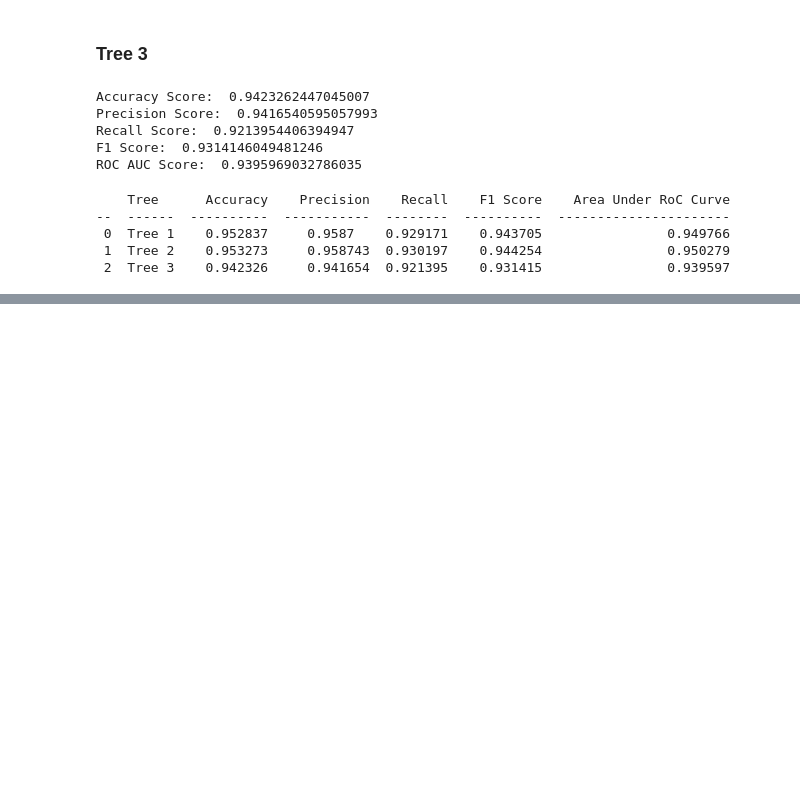
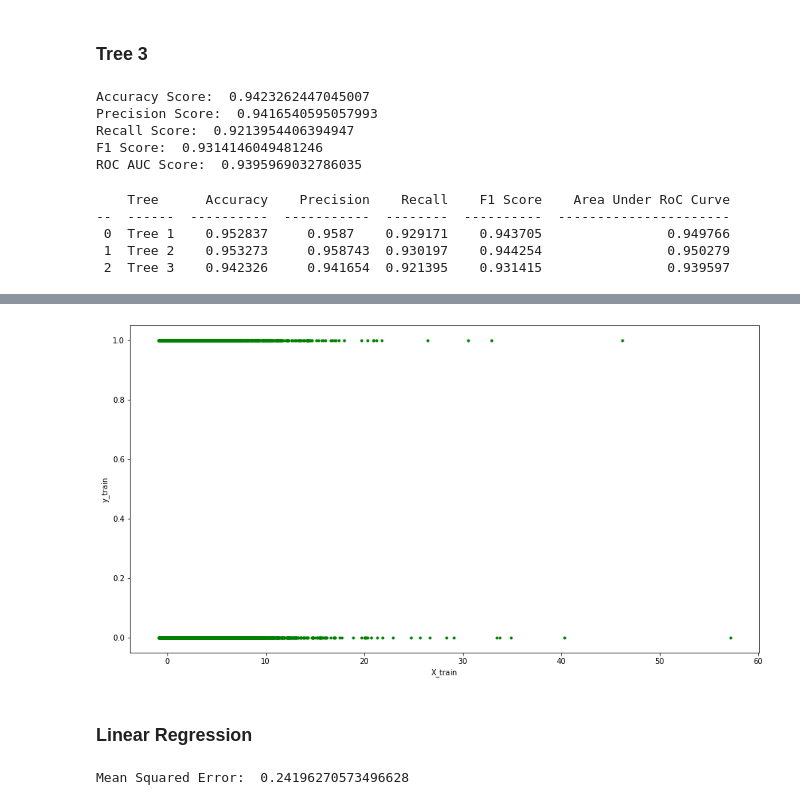
Before and after one commit to itsmokha/Airline-Passenger-Satisfaction, a Jupyter notebook: F20DL_Coursework.ipynb, the cells around one changed output, grey strips where cells are left out. Drawn from its saved outputs; the diff is of its cells as text; code cells hidden in the pictures; blank space fills up the shorter version.

```diff
--- a/F20DL_Coursework.ipynb
+++ b/F20DL_Coursework.ipynb
@@ -1765,0 +1787,13 @@ print(tabulate(df_dt, headers='keys', tablefmt='psgl'))
+# %%
+df = pd.read_csv("Airline_Passenger_Satisfaction_Cleaned.csv")
+
+df['satisfaction'] = df['satisfaction'].replace('satisfied', 1)
+df['satisfaction'] = df['satisfaction'].replace('neutral or dissatisfied', 0)
+df.drop('Unnamed: 0', axis=1, inplace=True)
+# %%
+cat_one_hot = ['Gender', 'Customer Type', 'Type of Travel']
+cat_ordinal = ['Class']
+num_standard = ['Age', 'Flight Distance', 'Departure Delay in Minutes', 'Arrival Delay in Minutes']
+num_min_max = ['Inflight wifi service', 'Departure/Arrival time convenient', 'Ease of Online booking', 'Gate location',
+               'Food and drink', 'Online boarding', 'Seat comfort', 'Inflight entertainment', 'On-board service',
+               'Leg room service', 'Baggage handling', 'Checkin service', 'Inflight service', 'Cleanliness']
@@ -1765,0 +1806,43 @@ print(tabulate(df_dt, headers='keys', tablefmt='psgl'))
+# %%
+X = df.iloc[:, :-1]
+y = df.iloc[:, -1]
+
+X_train, X_test, y_train, y_test = train_test_split(X, y, test_size = 0.2, random_state = 0)
+
+onehot = ColumnTransformer([('onehot', OneHotEncoder(), cat_one_hot)], remainder='passthrough')
+oe = OrdinalEncoder(categories=[['Eco', 'Eco Plus', 'Business']])
+std_scaler = StandardScaler()
+min_max_scaler = MinMaxScaler()
+
+X_train[num_standard] = std_scaler.fit_transform(X_train[num_standard])
+X_train[num_min_max] = min_max_scaler.fit_transform(X_train[num_min_max])
+X_train[cat_ordinal] = oe.fit_transform(X_train[cat_ordinal])
+X_train = onehot.fit_transform(X_train)
+
+X_test[num_standard] = std_scaler.transform(X_test[num_standard])
+X_test[num_min_max] = min_max_scaler.transform(X_test[num_min_max])
+X_test[cat_ordinal] = oe.transform(X_test[cat_ordinal])
+X_test = onehot.transform(X_test)
+
+pca = PCA(n_components=1)
+X_train = pca.fit_transform(X_train)
+X_test = pca.transform(X_test)
+# %%
+plt.figure(figsize=(15, 8))
+plt.plot(X_train, y_train, "g.")
+plt.xlabel("X_train")
+plt.ylabel("y_train")
+plt.show()
+# %% [output]
+[figure, added]
+# %% [markdown]
+### Linear Regression
+# %%
+lin_regr = LinearRegression()
+lin_regr.fit(X_train, y_train)
+y_pred = lin_regr.predict(X_train)
+
+mse = mean_squared_error(y_train, y_pred)
+print("Mean Squared Error: ", mse)
+# %% [output]
+Mean Squared Error:  0.24196270573496628
```
Also changed, not shown: parts of 17 cells of this notebook.
